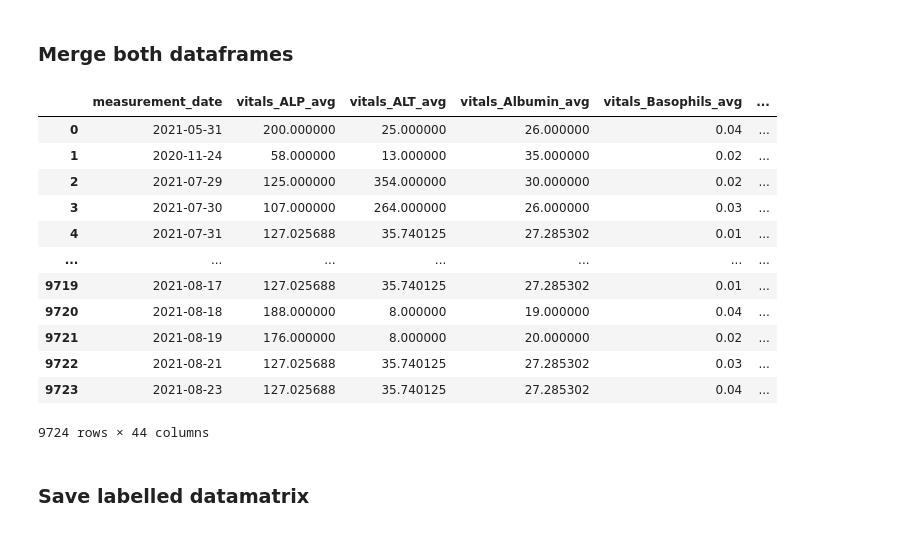
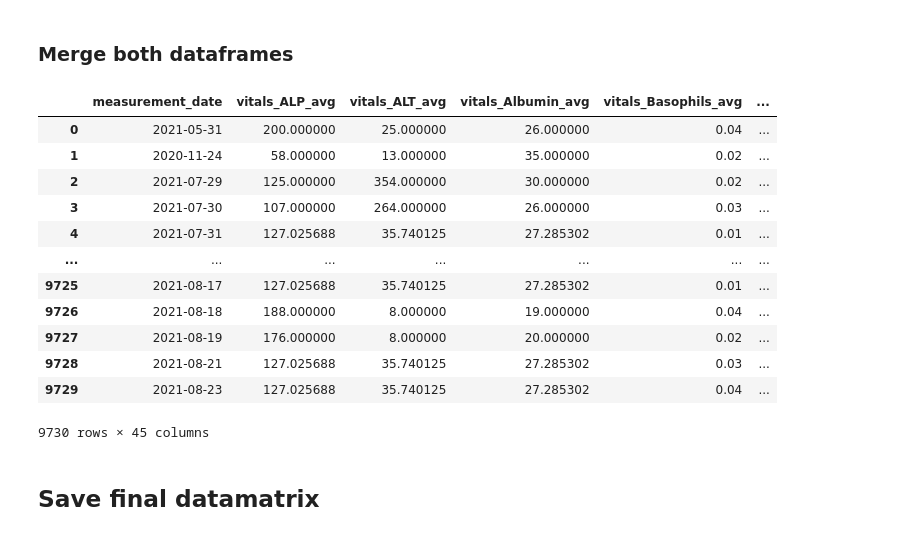
Before and after one commit to ryashpal/EHR-Int-Analysis, a Jupyter notebook: notebooks/case_study_1/00_run_ehr_qc.ipynb, the cells around one changed output. Saved outputs shown, nothing was run; the diff lists cells and outputs as text; code cells hidden in the pictures.

Commit message:
updated analysis after correcting the admittime

```diff
--- a/notebooks/case_study_1/00_run_ehr_qc.ipynb
+++ b/notebooks/case_study_1/00_run_ehr_qc.ipynb
@@ -375,0 +380,11 @@ labelsDf
+# %%
+import pandas as pd
+
+casestudy1DirPath = '/home/vmadmin/workspace/EHR-Int-Analysis/data/case_study_1'
+
+
+admissionsDf = pd.read_csv(casestudy1DirPath + '''/admissions.csv''')
+admissionsDf.admittime = pd.to_datetime(admissionsDf.admittime, format='%Y-%m-%d %H:%M:%S.%f').dt.date
+# admissionsDf = admissionsDf[['person_id', 'admittime']].drop_duplicates()
+admissionsDf = admissionsDf[['person_id', 'admittime']].groupby('person_id').max().reset_index()
+admissionsDf
@@ -376,24 +405,35 @@ labelsDf
 # %% [markdown]
 ### Merge both dataframes
 # %%
-labelsMergedDf = dataDf.merge(labelsDf, how='inner', left_on='patient_id', right_on='person_id').drop(columns=['patient_id'])
+labelsMergedDf = dataDf.merge(
+            labelsDf,
+            how='inner',
+            left_on='patient_id',
+            right_on='person_id'
+        ).drop(
+            columns=['patient_id']
+        ).merge(
+            admissionsDf,
+            how='inner',
+            on='person_id'
+        )
 labelsMergedDf
 # %% [output]
 |  | measurement_date | vitals_ALP_avg | vitals_ALT_avg | vitals_Albumin_avg | vitals_Basophils_avg | ... |
 | 0 | 2021-05-31 | 200.000000 | 25.000000 | 26.000000 | 0.04 | ... |
 | 1 | 2020-11-24 | 58.000000 | 13.000000 | 35.000000 | 0.02 | ... |
 | 2 | 2021-07-29 | 125.000000 | 354.000000 | 30.000000 | 0.02 | ... |
 | 3 | 2021-07-30 | 107.000000 | 264.000000 | 26.000000 | 0.03 | ... |
 | 4 | 2021-07-31 | 127.025688 | 35.740125 | 27.285302 | 0.01 | ... |
 | ... | ... | ... | ... | ... | ... | ... |
-| 9719 | 2021-08-17 | 127.025688 | 35.740125 | 27.285302 | 0.01 | ... |
-| 9720 | 2021-08-18 | 188.000000 | 8.000000 | 19.000000 | 0.04 | ... |
-| 9721 | 2021-08-19 | 176.000000 | 8.000000 | 20.000000 | 0.02 | ... |
-| 9722 | 2021-08-21 | 127.025688 | 35.740125 | 27.285302 | 0.03 | ... |
-| 9723 | 2021-08-23 | 127.025688 | 35.740125 | 27.285302 | 0.04 | ... |
+| 9725 | 2021-08-17 | 127.025688 | 35.740125 | 27.285302 | 0.01 | ... |
+| 9726 | 2021-08-18 | 188.000000 | 8.000000 | 19.000000 | 0.04 | ... |
+| 9727 | 2021-08-19 | 176.000000 | 8.000000 | 20.000000 | 0.02 | ... |
+| 9728 | 2021-08-21 | 127.025688 | 35.740125 | 27.285302 | 0.03 | ... |
+| 9729 | 2021-08-23 | 127.025688 | 35.740125 | 27.285302 | 0.04 | ... |
-9724 rows × 44 columns
+9730 rows × 45 columns
 # %% [markdown]
-### Save labelled datamatrix
+## Save final datamatrix
 # %%
 casestudy1DirPath = '/home/vmadmin/workspace/EHR-Int-Analysis/data/case_study_1'
 
```
Also changed, not shown: parts of 6 cells of this notebook, 1 other file.
